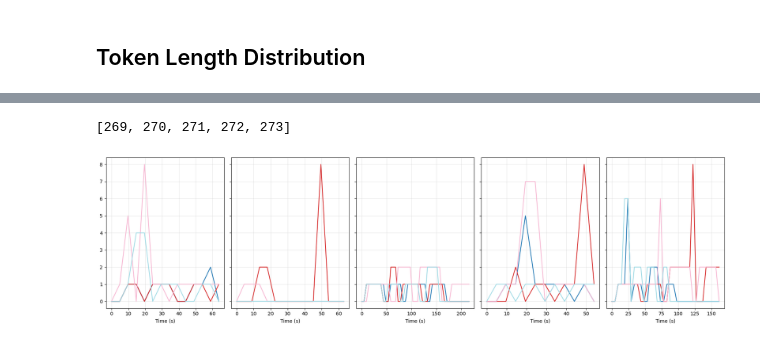
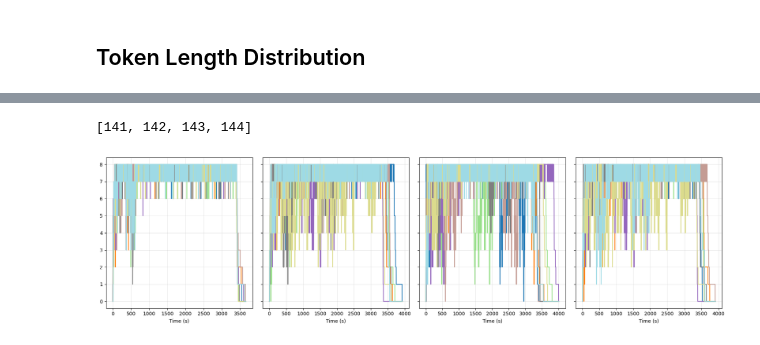
Before and after one commit to immengzi/LLM-LA, a Jupyter notebook: microservice/analysis.ipynb, the cells around one changed output, grey strips where cells are left out. Saved outputs shown, nothing was run; the diff lists cells and outputs as text; code cells hidden in the pictures.

```diff
--- a/microservice/analysis.ipynb
+++ b/microservice/analysis.ipynb
@@ -652,37 +681,41 @@ plt.tight_layout()
 # %%
 from pathlib import Path
-from experiment_analysis import experiments_from_series
 import json
 import pandas as pd
 
 # ---- choose experiments ----
-# Option A: by series IDs
-# series_ids = [53]
-# experiments = experiments_from_series(series_ids)
+# choose which series you want
+series_ids = [35]
 
-# Option B: by start/end range
-experiments = list(range(269, 274))
+experiments = experiments_from_series(series_ids)
 
 print(experiments)
 # ----------------------------
+
+
 def count_requests(exp_id, experiments_root="experiments"):
     exp_dir = Path(experiments_root) / str(exp_id)
     logs_path = exp_dir / "logs.json"
+
     if not logs_path.exists():
         raise FileNotFoundError(f"logs.json not found for experiment {exp_id}")
+
     total = 0
     success = 0
     send_failed = 0
+
     with logs_path.open("r", encoding="utf-8") as f:
         for line in f:
             if not line.strip():
                 continue
             rec = json.loads(line)
             total += 1
+
             if rec.get("send_failed", False):
                 send_failed += 1
             else:
                 success += 1
+
     return {
         "experiment": exp_id,
         "total_requests": total,
@@ -691,9 +724,12 @@ def count_requests(exp_id, experiments_root="experiments"):
         "success_rate_pct": 100.0 * success / total if total > 0 else 0.0,
         "failure_rate_pct": 100.0 * send_failed / total if total > 0 else 0.0,
     }
+
+
 rows = []
 for exp_id in experiments:
     rows.append(count_requests(exp_id))
+
 df_counts = pd.DataFrame(rows)
 df_counts
 # %% [output]
@@ -930,5 +1011,5 @@ Skipping exp270: no rows for view='router'
 # %%
-from experiment_analysis import load_experiment_prom_samples, experiments_from_series
+from experiment_analysis import load_experiment_prom_samples
 import matplotlib.pyplot as plt
 import pandas as pd
 import matplotlib.cm as cm
@@ -936,92 +1017,110 @@ import re
 import os
 
 # ---- choose experiments ----
-# Option A: by series IDs
-# series_ids = [53]
-# experiments = experiments_from_series(series_ids)
+series_ids = [35]
+experiments = experiments_from_series(series_ids)
+print(experiments)
 
-# Option B: by start/end range
-experiments = list(range(269, 274))
-
-print(experiments)
 # ============================================================
 # Choose ONE metric
 # ============================================================
 # metric = "sidecar_queue_length"
 metric = "requests_running"
 view = "vllm"  # sidecar_* live on vLLM (:8200)
+
+
 def _port_of_instance(inst: str):
     try:
         _, port = str(inst).rsplit(":", 1)
         return int(port)
     except Exception:
         return None
+
 def _subset_by_port(df: pd.DataFrame, port: int) -> pd.DataFrame:
     if df.empty:
         return df
     ports = df["instance"].map(_port_of_instance)
     return df.loc[ports == port].copy()
+
 def _natural_key(s: str):
     parts = re.split(r"(\d+)", str(s))
     return [int(p) if p.isdigit() else p for p in parts]
+
+
 # ------------------------------------------------------------
 # FIRST PASS: load data + assign server1..serverN per experiment
 # ------------------------------------------------------------
 data_by_exp = {}
 max_servers = 0
+
 for exp_id in experiments:
     prom = load_experiment_prom_samples(exp_id=exp_id)
     if prom.empty:
         continue
+
     prom = prom.sort_values("ts").reset_index(drop=True)
     df = _subset_by_port(prom, 8200)
+
     if df.empty or metric not in df.columns:
         continue
+
     t0 = df["ts"].min()
     df["t_rel_s"] = (df["ts"] - t0).dt.total_seconds()
+
     insts = sorted(df["instance"].dropna().unique().tolist(), key=_natural_key)
     slot_map = {inst: f"server{i+1}" for i, inst in enumerate(insts)}
+
     df = df.copy()
     df["server_slot"] = df["instance"].map(slot_map)
+
     data_by_exp[exp_id] = df
     max_servers = max(max_servers, len(insts))
+
 # Canonical slot names
 canonical_slots = [f"server{i}" for i in range(1, max_servers + 1)]
+
 # ------------------------------------------------------------
 # Consistent colors per slot
 # ------------------------------------------------------------
 cmap = cm.get_cmap("tab20", len(canonical_slots))
 color_map = {slot: cmap(i) for i, slot in enumerate(canonical_slots)}
+
 # ------------------------------------------------------------
 # Plot panels
 # ------------------------------------------------------------
 fig, axes = plt.subplots(1, len(experiments), figsize=(18, 5), sharey=True)
 if len(experiments) == 1:
     axes = [axes]
+
 for ax, exp_id in zip(axes, experiments):
     df = data_by_exp.get(exp_id)
     if df is None or df.empty:
         ax.grid(True, alpha=0.3)
         continue
+
     for slot, g in df.groupby("server_slot"):
         if slot not in color_map:
             continue
         g = g.sort_values("t_rel_s")
         ax.plot(
             g["t_rel_s"],
             g[metric],
             color=color_map[slot],
             linewidth=1.5,
         )
+
     ax.set_xlabel("Time (s)")
     ax.grid(True, alpha=0.3)
+
 plt.tight_layout()
+
 # ------------------------------------------------------------
 # Save figure
 # ------------------------------------------------------------
 os.makedirs("figures", exist_ok=True)
 plt.savefig(f"figures/{metric}_per_vllm_queue_comparison.png", dpi=300)
+
 plt.show()
 # %% [output]
-[269, 270, 271, 272, 273]
+[141, 142, 143, 144]
-[figure, old version]
+[figure, new version]
```
Also changed, not shown: parts of 12 cells of this notebook.
